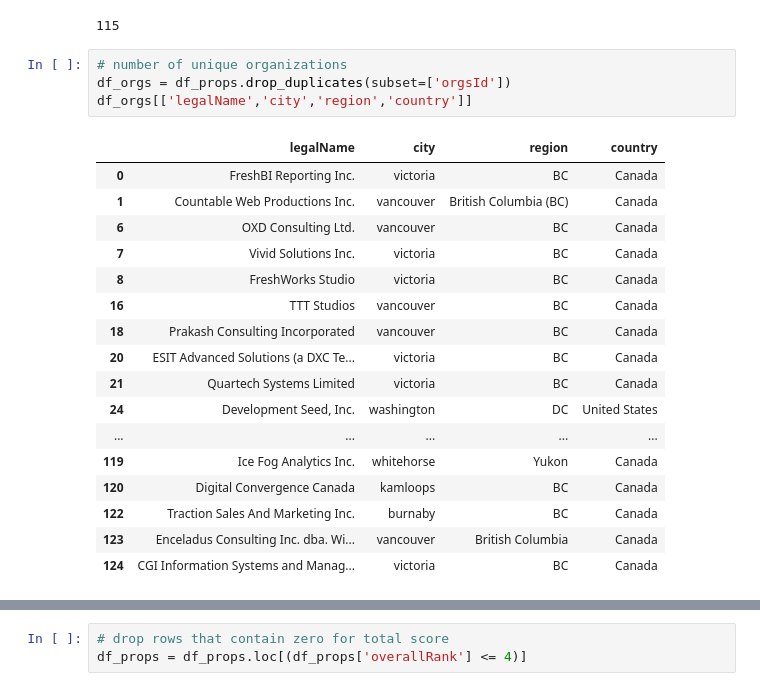
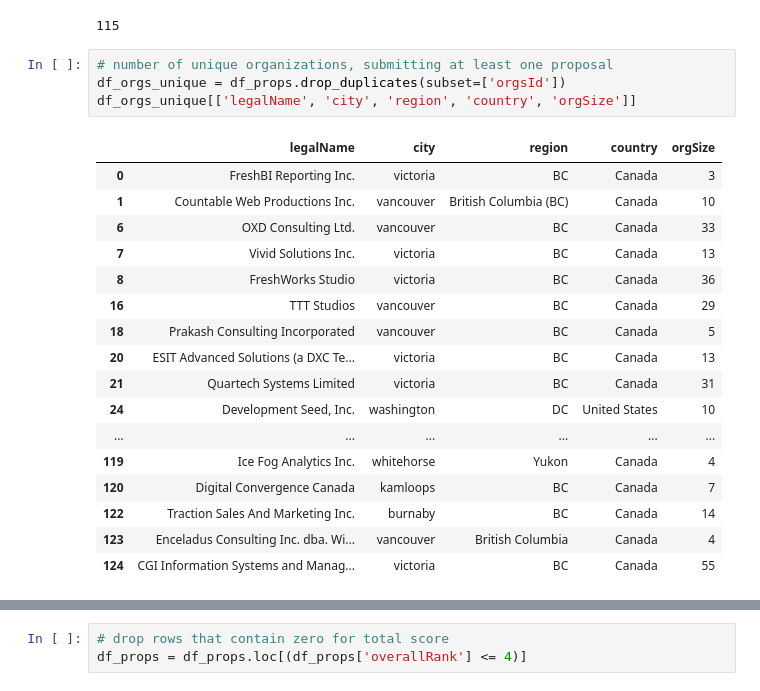
Before and after one commit to bdolor/sec-prediction, a Jupyter notebook: swu.ipynb, the cells around one changed output, grey strips where cells are left out. Cells and saved outputs as stored; diff of their text form.

Commit message:
average team size added

```diff
--- a/swu.ipynb
+++ b/swu.ipynb
@@ -211,25 +211,25 @@ df_count['count'].sum()
 # %% [output]
 115
 # %%
-# number of unique organizations
-df_orgs = df_props.drop_duplicates(subset=['orgsId'])
-df_orgs[['legalName','city','region','country']]
+# number of unique organizations, submitting at least one proposal
+df_orgs_unique = df_props.drop_duplicates(subset=['orgsId'])
+df_orgs_unique[['legalName', 'city', 'region', 'country', 'orgSize']]
 # %% [output]
-|  | legalName | city | region | country |
-| 0 | FreshBI Reporting Inc. | victoria | BC | Canada |
-| 1 | Countable Web Productions Inc. | vancouver | British Columbia (BC) | Canada |
-| 6 | OXD Consulting Ltd. | vancouver | BC | Canada |
-| 7 | Vivid Solutions Inc. | victoria | BC | Canada |
-| 8 | FreshWorks Studio | victoria | BC | Canada |
-| 16 | TTT Studios | vancouver | BC | Canada |
-| 18 | Prakash Consulting Incorporated | vancouver | BC | Canada |
-| 20 | ESIT Advanced Solutions (a DXC Te... | victoria | BC | Canada |
-| 21 | Quartech Systems Limited | victoria | BC | Canada |
-| 24 | Development Seed, Inc. | washington | DC | United States |
-| ... | ... | ... | ... | ... |
-| 119 | Ice Fog Analytics Inc. | whitehorse | Yukon | Canada |
-| 120 | Digital Convergence Canada | kamloops | BC | Canada |
-| 122 | Traction Sales And Marketing Inc. | burnaby | BC | Canada |
-| 123 | Enceladus Consulting Inc. dba. Wi... | vancouver | British Columbia | Canada |
-| 124 | CGI Information Systems and Manag... | victoria | BC | Canada |
+|  | legalName | city | region | country | orgSize |
+| 0 | FreshBI Reporting Inc. | victoria | BC | Canada | 3 |
+| 1 | Countable Web Productions Inc. | vancouver | British Columbia (BC) | Canada | 10 |
+| 6 | OXD Consulting Ltd. | vancouver | BC | Canada | 33 |
+| 7 | Vivid Solutions Inc. | victoria | BC | Canada | 13 |
+| 8 | FreshWorks Studio | victoria | BC | Canada | 36 |
+| 16 | TTT Studios | vancouver | BC | Canada | 29 |
+| 18 | Prakash Consulting Incorporated | vancouver | BC | Canada | 5 |
+| 20 | ESIT Advanced Solutions (a DXC Te... | victoria | BC | Canada | 13 |
+| 21 | Quartech Systems Limited | victoria | BC | Canada | 31 |
+| 24 | Development Seed, Inc. | washington | DC | United States | 10 |
+| ... | ... | ... | ... | ... | ... |
+| 119 | Ice Fog Analytics Inc. | whitehorse | Yukon | Canada | 4 |
+| 120 | Digital Convergence Canada | kamloops | BC | Canada | 7 |
+| 122 | Traction Sales And Marketing Inc. | burnaby | BC | Canada | 14 |
+| 123 | Enceladus Consulting Inc. dba. Wi... | vancouver | British Columbia | Canada | 4 |
+| 124 | CGI Information Systems and Manag... | victoria | BC | Canada | 55 |
 # %%
```
Also changed, not shown: parts of 15 cells of this notebook.
